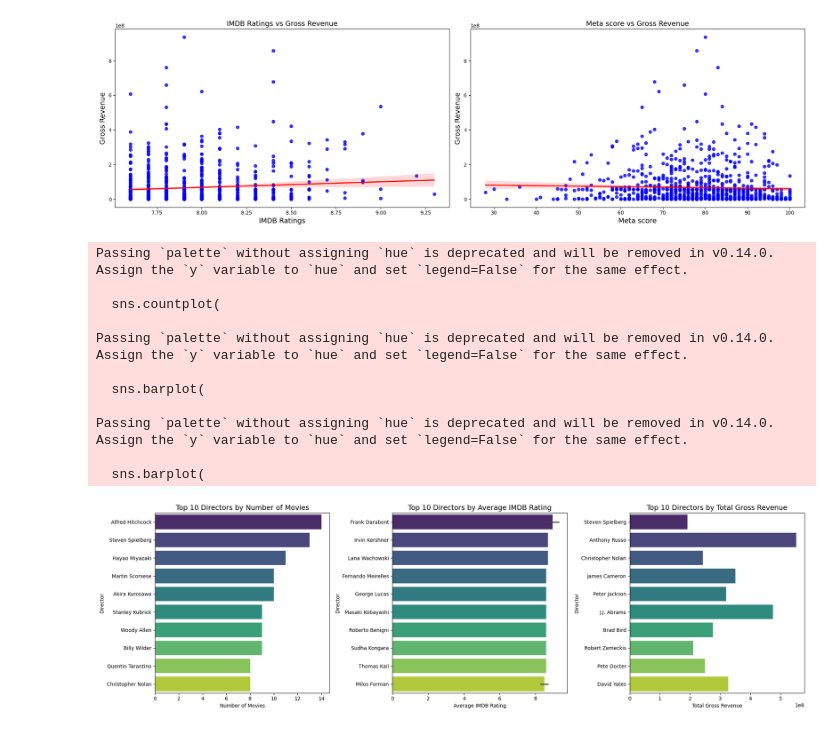
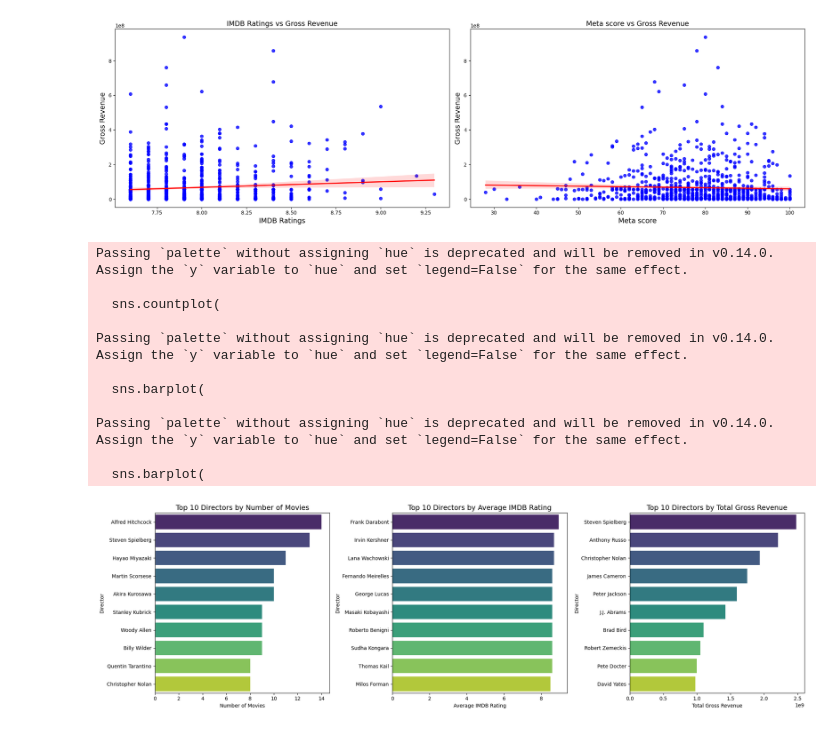
Before and after one commit to G-Bielokozowicz/IMBD-Top-1000-Analysis, a Jupyter notebook: main.ipynb, the cells around one changed output. Saved outputs shown, nothing was run; the diff lists cells and outputs as text; code cells hidden in the pictures.

Commit message:
Refactored top directors charts code; using different groupby

```diff
--- a/main.ipynb
+++ b/main.ipynb
@@ -253,16 +253,16 @@ plt.ylabel("Director")
 # Top 10 directors by average IMDB rating
 plt.subplot(1, 3, 2)
 top_directors_ratings = (
-    df.groupby('Director')['IMDB_Rating']
+    df.groupby('Director', as_index=False)['IMDB_Rating']
     .mean()
-    .nlargest(10)
-    .index
+    .nlargest(10,'IMDB_Rating')
+    .sort_values(by='IMDB_Rating',ascending=False)
 )
 sns.barplot(
-    data=df[df['Director'].isin(top_directors_ratings)],
+    data=top_directors_ratings,
     y='Director',
     x='IMDB_Rating',
-    order=top_directors_ratings,
+
     palette='viridis'
 )
 plt.title("Top 10 Directors by Average IMDB Rating", fontsize=14)
@@ -271,38 +271,40 @@ plt.ylabel("Director")
 
 # Top 10 directors by total gross revenue
 plt.subplot(1, 3, 3)
+
+
 top_directors_gross = (
-    df.groupby('Director')['Gross']
+    df.groupby('Director', as_index=False)['Gross']
     .sum()
-    .nlargest(10)
-    .index
+    .nlargest(10, 'Gross')
+    .sort_values(by='Gross', ascending=False)
+
 )
 
 sns.barplot(
-    data=df[df['Director'].isin(top_directors_gross)],
+    data=top_directors_gross,
     y='Director',
     x='Gross',
-    order=top_directors_gross,
     palette='viridis',
     errorbar=("ci",0)
 )
 plt.title("Top 10 Directors by Total Gross Revenue", fontsize=14)
 plt.xlabel("Total Gross Revenue")
 plt.ylabel("Director")
 
 
 plt.tight_layout()
 plt.show()
 # %% [output]
 Passing `palette` without assigning `hue` is deprecated and will be removed in v0.14.0. Assign the `y` variable to `hue` and set `legend=False` for the same effect.
 
   sns.countplot(
 
 Passing `palette` without assigning `hue` is deprecated and will be removed in v0.14.0. Assign the `y` variable to `hue` and set `legend=False` for the same effect.
 
   sns.barplot(
 
 Passing `palette` without assigning `hue` is deprecated and will be removed in v0.14.0. Assign the `y` variable to `hue` and set `legend=False` for the same effect.
 
   sns.barplot(
-[figure, old version]
+[figure, new version]
```
